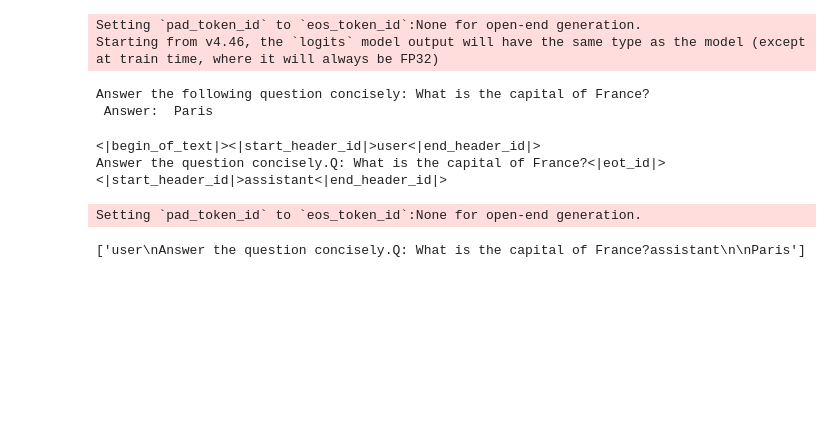
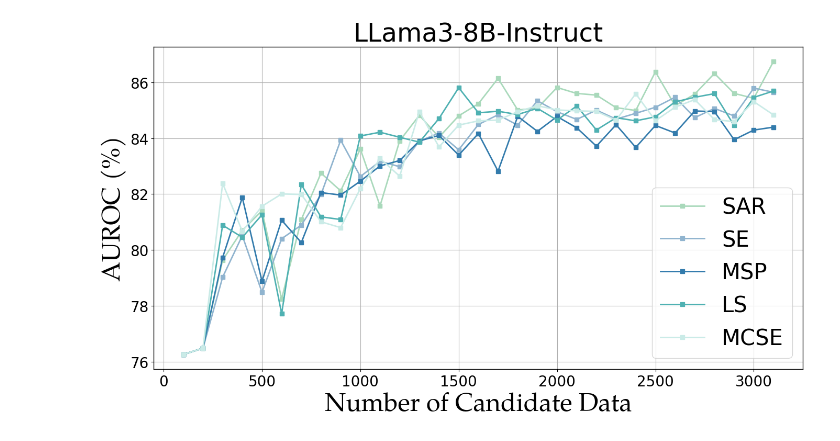
Before and after one commit to Newton-9560/AL_SSL_UE, a Jupyter notebook: result_analysis/num_unlabeled_data.ipynb, the cells around one changed output. Saved outputs shown, nothing was run; the diff lists cells and outputs as text; code cells hidden in the pictures; blank space fills up the shorter version.

Commit message:
generate

```diff
--- a/result_analysis/num_unlabeled_data.ipynb
+++ b/result_analysis/num_unlabeled_data.ipynb
@@ -9,9 +23,9 @@ trivia_qa_df
 # %%
 data_list = [
-    {'name':'SAR','value':trivia_qa_df[trivia_qa_df['uncertainty_type']=='sar']['auroc'].to_list()[:-7], 'num_unlabeled':trivia_qa_df[trivia_qa_df['uncertainty_type']=='sar']['unlabeled_size'].to_list()[:-7]},
-    {'name':'SE','value':trivia_qa_df[trivia_qa_df['uncertainty_type']=='semanticentropy']['auroc'].to_list()[:-7], 'num_unlabeled':trivia_qa_df[trivia_qa_df['uncertainty_type']=='semanticentropy']['unlabeled_size'].to_list()[:-7]},
-    {'name':'MSP','value':trivia_qa_df[trivia_qa_df['uncertainty_type']=='maximumsequenceprobability']['auroc'].to_list()[:-7], 'num_unlabeled':trivia_qa_df[trivia_qa_df['uncertainty_type']=='maximumsequenceprobability']['unlabeled_size'].to_list()[:-7]},
-    {'name':'LS','value':trivia_qa_df[trivia_qa_df['uncertainty_type']=='lexicalsimilarity']['auroc'].to_list()[:-7], 'num_unlabeled':trivia_qa_df[trivia_qa_df['uncertainty_type']=='lexicalsimilarity']['unlabeled_size'].to_list()[:-7]},
-    {'name':'MCSE','value':trivia_qa_df[trivia_qa_df['uncertainty_type']=='montecarlosequenceentropy']['auroc'].to_list()[:-7], 'num_unlabeled':trivia_qa_df[trivia_qa_df['uncertainty_type']=='montecarlosequenceentropy']['unlabeled_size'].to_list()[:-7]}
+    {'name':'SAR','value':trivia_qa_df[trivia_qa_df['uncertainty_type']=='sar']['auroc'].to_list(), 'num_unlabeled':trivia_qa_df[trivia_qa_df['uncertainty_type']=='sar']['unlabeled_size'].to_list()},
+    {'name':'SE','value':trivia_qa_df[trivia_qa_df['uncertainty_type']=='semanticentropy']['auroc'].to_list(), 'num_unlabeled':trivia_qa_df[trivia_qa_df['uncertainty_type']=='semanticentropy']['unlabeled_size'].to_list()},
+    {'name':'MSP','value':trivia_qa_df[trivia_qa_df['uncertainty_type']=='maximumsequenceprobability']['auroc'].to_list(), 'num_unlabeled':trivia_qa_df[trivia_qa_df['uncertainty_type']=='maximumsequenceprobability']['unlabeled_size'].to_list()},
+    {'name':'LS','value':trivia_qa_df[trivia_qa_df['uncertainty_type']=='lexicalsimilarity']['auroc'].to_list(), 'num_unlabeled':trivia_qa_df[trivia_qa_df['uncertainty_type']=='lexicalsimilarity']['unlabeled_size'].to_list()},
+    {'name':'MCSE','value':trivia_qa_df[trivia_qa_df['uncertainty_type']=='montecarlosequenceentropy']['auroc'].to_list(), 'num_unlabeled':trivia_qa_df[trivia_qa_df['uncertainty_type']=='montecarlosequenceentropy']['unlabeled_size'].to_list()}
 ]
 data_list
@@ -27,9 +59,9 @@ def plot_uncertainty_types(data_list, output_filename='uncertainty_auroc_plot.pn
     import matplotlib.pyplot as plt
     import numpy as np
 
-    colors = sns.color_palette('colorblind', len(data_list))
-
-
+    colors = sns.color_palette('muted', len(data_list))
+    colors = ['#CEDCE9','#82A4C8','#4F7BA8','#335372','#CEDCE9']
+    colors = ['#A9D9BB','#90B4CF','#337BAC','#4FB1B2', '#CAEBE7']
     # Define colors and markers for each uncertainty type
     style_settings = {
         'SAR': {'color': '#1b263b', 'marker': 'o'},
@@ -40,44 +72,55 @@ def plot_uncertainty_types(data_list, output_filename='uncertainty_auroc_plot.pn
     }
 
     # Create a figure with sufficient size
-    plt.figure(figsize=(10, 6))
+    plt.figure(figsize=(16, 8))
 
     # Plot each uncertainty type
     for i, item in enumerate(data_list):
         name = item['name']
-        values = item['value']
+        values = [i*100 for i in item['value']]
         num_unlabeled = item['num_unlabeled']
 
         # Get style settings
         style = style_settings.get(name, {'color': 'black', 'marker': 'x'})
 
         # Plot the line
         plt.plot(
             num_unlabeled,
             values,
             label=name,
             color=colors[i],
-            marker=style['marker'],
             linestyle='-',
-            linewidth=2
+            linewidth=2,
+            marker='s'
         )
 
     # Set the x-axis and y-axis labels
     plt.xticks(fontsize=20)
     plt.yticks(fontsize=20)
+    plt.xlabel('Number of Candidate Data', fontsize=35, fontfamily='TeX Gyre Pagella')
+    plt.ylabel('AUROC (%)', fontsize=35, fontfamily='TeX Gyre Pagella')
+    plt.title('LLama3-8B-Instruct', fontsize=35)
+
     # Add grid for better readability
     plt.grid(True)
+    # plt.ylim(68, 77)
+    # Add a legend
+    plt.legend(fontsize=30, loc='lower right')
 
-    # Add a legend
-    plt.legend(fontsize=20, loc='lower right')
+    ax = plt.gca()
+    for spine in ax.spines.values():
+        spine.set_color('black')
+        spine.set_linewidth(1)
 
     # Adjust layout to make sure everything fits
 
     # Save the figure
     plt.savefig(output_filename, dpi=300, bbox_inches='tight')
 
     # Display the chart
     plt.show()
 
 # Example usage with your data
-plot_uncertainty_types(data_list, 'uncertainty_auroc_plot.png')
+plot_uncertainty_types(data_list, '/home/hanwenli/work/2025/AL_SSL/results/experiments/pdf_results/llama3_unlabeled_num.pdf')
+# %% [output]
+[figure, added]
@@ -113,38 +126,0 @@ print(answer)
-# %%
-import torch
-from transformers import AutoModelForCausalLM, AutoTokenizer, BitsAndBytesConfig
-
-model_id = "meta-llama/Meta-Llama-3.1-70B-Instruct"
-quantization_config = BitsAndBytesConfig(load_in_8bit=True)
-
-model = AutoModelForCausalLM.from_pretrained(
-    model_id, device_map="auto", torch_dtype=torch.float16)
-
-tokenizer = AutoTokenizer.from_pretrained(model_id)
-input_text = "Answer the following question concisely: What is the capital of France?\n Answer: "
-input_ids = tokenizer(input_text, return_tensors="pt").to("cuda")
-
-output = model.generate(**input_ids, max_new_tokens=10)
-
-print(tokenizer.decode(output[0], skip_special_tokens=True))
-# %% [output]
-Setting `pad_token_id` to `eos_token_id`:None for open-end generation.
-Starting from v4.46, the `logits` model output will have the same type as the model (except at train time, where it will always be FP32)
-Answer the following question concisely: What is the capital of France?
- Answer:  Paris
-# %%
-simple_qa = "<|begin_of_text|><|start_header_id|>user<|end_header_id|>\n" + "Answer the question concisely." + "Q: {question}<|eot_id|><|start_header_id|>assistant<|end_header_id|>"
-simple_qa = simple_qa.format(question="What is the capital of France?")
-print(simple_qa)
-input_ids = tokenizer(simple_qa, return_tensors="pt").to("cuda")
-# %% [output]
-<|begin_of_text|><|start_header_id|>user<|end_header_id|>
-Answer the question concisely.Q: What is the capital of France?<|eot_id|><|start_header_id|>assistant<|end_header_id|>
-# %%
-generate_ids = model.generate(input_ids.input_ids, max_new_tokens=10, attention_mask=input_ids.attention_mask)
-answer = tokenizer.batch_decode(generate_ids, skip_special_tokens=True)
-
-print(answer)
-# %% [output]
-Setting `pad_token_id` to `eos_token_id`:None for open-end generation.
-['user\nAnswer the question concisely.Q: What is the capital of France?assistant\n\nParis']
```
Also changed, not shown: parts of 4 cells of this notebook, 29 other files.
